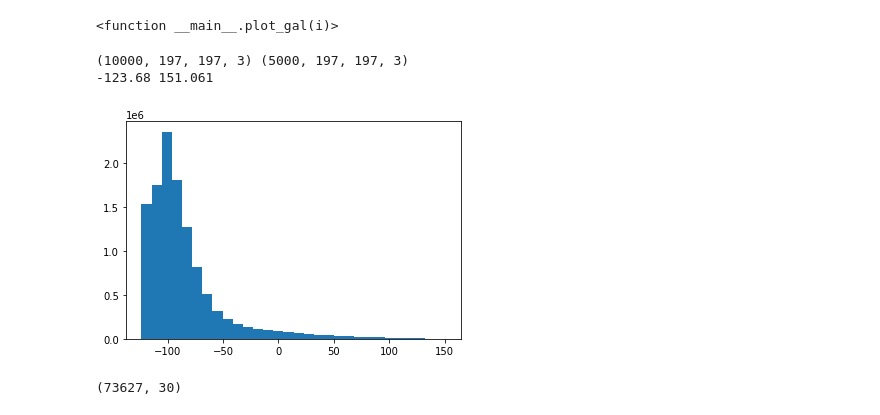
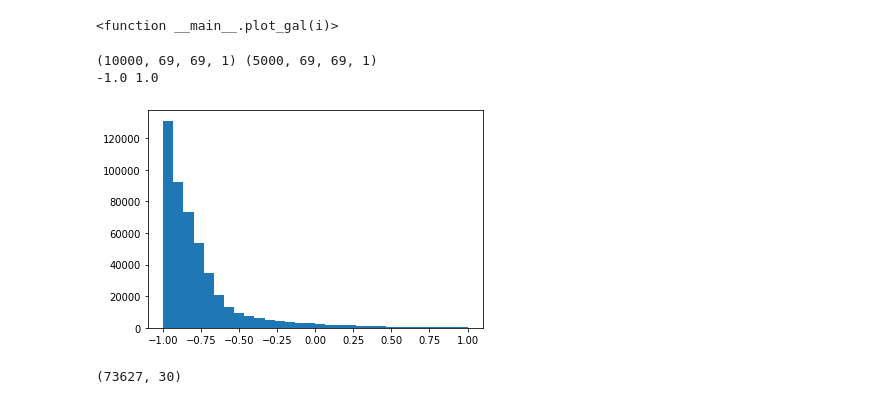
Before and after one commit to wdobbels/morpho-mstar, a Jupyter notebook: notebooks/01_explore.ipynb, the cells around one changed output. Drawn from its saved outputs; the diff is of its cells as text; code cells hidden in the pictures.

Commit message:
Tensorflow addons for data augmentation (notebooks)

```diff
--- a/notebooks/explore.ipynb
+++ b/notebooks/01_explore.ipynb
@@ -15,7 +15,9 @@ Changed directory to /morphoml
 # %%
 from morphoml.dataprep import load_hdf5
 
-imgs, names = load_hdf5('./data/images/processed_scauto_197.h5')
+npix = 69
+transfer_learn = False  # Start from pretrained (imagenet) CNN?
+imgs, names = load_hdf5(f'./data/images/processed_scauto_{npix}.h5')
 print('Images shape:', imgs.shape, '; Names shape:', names.shape)
 n_gb = np.random.randn(1, imgs.shape[1], imgs.shape[2]).nbytes * imgs.shape[0] / (1024 * 1024 * 1024)
 print(f'Needs {n_gb:.1f} GB to load in memory.')
@@ -39,37 +41,41 @@ interact(plot_gal, i=(0, 100))
 def preprocess_input(x, copy=False):
     """
     Brings input images from [-1, 1] range and (ngal, npix, npix) shape
     into the right format for (most) keras.applications.
 
     The new shape is (ngal, npix, npix, 3), where the greyscale images
     are duplicated across the rgb channels.
 
     The output scaling starts from the [0, 255] range, but subtracts
     a fixed mean for each channel. This matches the "caffe" input
     preprocessing, which is the defualt for keras.applications.
     """
 
     if copy:
         x = x.copy()
     x = 127.5 * (x + 1.) # from [-1, 1] to [0, 255]
     x = np.expand_dims(x, axis=-1)
     x = np.repeat(x, 3, axis=-1)
     x[..., 0] -= 103.939
     x[..., 1] -= 116.779
     x[..., 2] -= 123.68
     return x
 
 ntrain, ntest = 10000, 5000
 x_train, x_test = imgs[:ntrain].copy(), imgs[ntrain:(ntrain+ntest)].copy()
-x_train, x_test = preprocess_input(x_train), preprocess_input(x_test)
+if transfer_learn:
+    x_train, x_test = preprocess_input(x_train), preprocess_input(x_test)
+else:
+    def expand(x): return np.expand_dims(x, axis=-1)
+    x_train, x_test = expand(x_train), expand(x_test)
 idx_train, idx_test = names[:ntrain].copy(), names[ntrain:(ntrain+ntest)].copy()
 print(x_train.shape, x_test.shape)
 print(x_train.min(), x_train.max())
 plt.hist(x_test[:100, ...].flatten(), bins=30);
 # %% [output]
-(10000, 197, 197, 3) (5000, 197, 197, 3)
--123.68 151.061
+(10000, 69, 69, 1) (5000, 69, 69, 1)
+-1.0 1.0
-[figure, old version]
+[figure, new version]
 # %%
 df_meta = pd.read_csv('./data/metadata/metadata_valid_morphid.tsv',
                       sep='\t', index_col=0)
```
Also changed, not shown: parts of 14 cells of this notebook, 1 other file.
